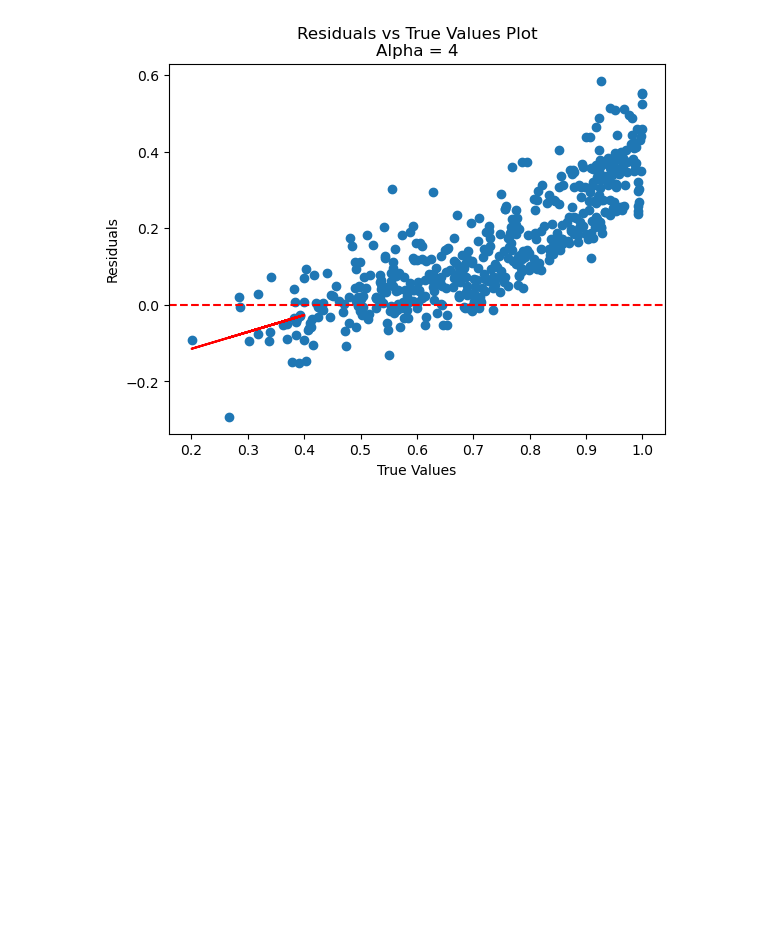
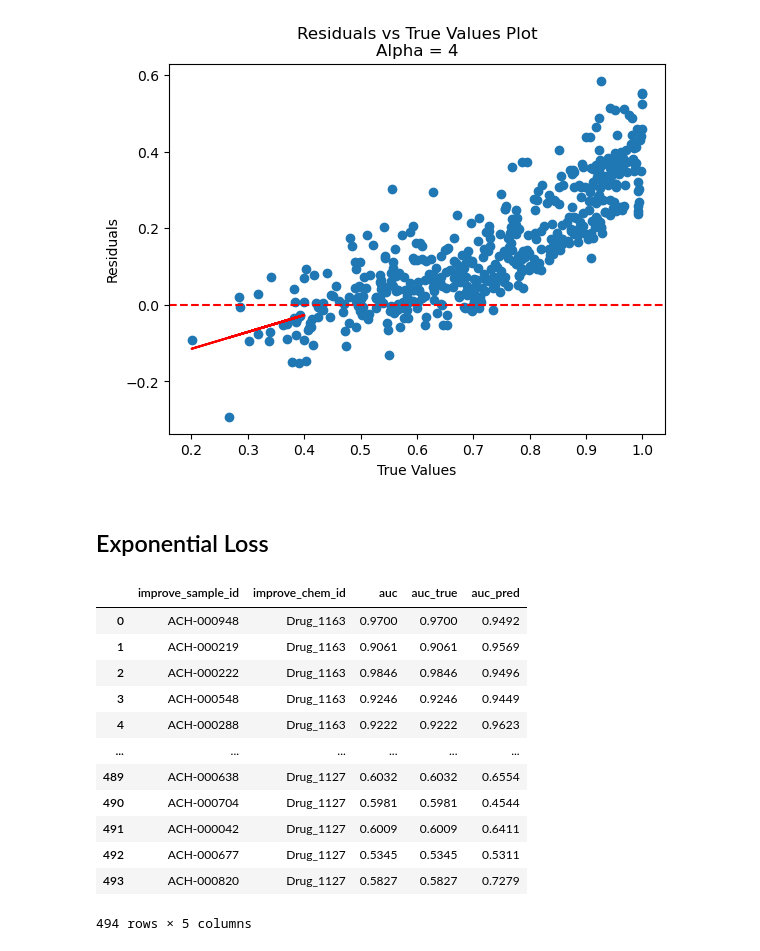
Before and after one commit to JDACS4C-IMPROVE/Scratch, a Jupyter notebook: alt-scores/mae_poly.ipynb, the cells around one changed output. Drawn from its saved outputs; the diff is of its cells as text; code cells hidden in the pictures; blank space fills up the shorter version.

```diff
--- a/alt-scores/mae_poly.ipynb
+++ b/alt-scores/mae_poly.ipynb
@@ -404,3 +357,24 @@ res_v_true(test_p4, alpha=4, auc_max=0.4)
 [figure]
 [figure]
 [figure]
+# %% [markdown]
+## Exponential Loss
+# %%
+folder = os.path.join(data, "exp4")
+os.listdir(folder)
+test_e4 = pd.read_csv(os.path.join(folder, "test_y_data_predicted_exp4.csv"))
+test_e4
+# %% [output]
+|  | improve_sample_id | improve_chem_id | auc | auc_true | auc_pred |
+| 0 | ACH-000948 | Drug_1163 | 0.9700 | 0.9700 | 0.9492 |
+| 1 | ACH-000219 | Drug_1163 | 0.9061 | 0.9061 | 0.9569 |
+| 2 | ACH-000222 | Drug_1163 | 0.9846 | 0.9846 | 0.9496 |
+| 3 | ACH-000548 | Drug_1163 | 0.9246 | 0.9246 | 0.9449 |
+| 4 | ACH-000288 | Drug_1163 | 0.9222 | 0.9222 | 0.9623 |
+| ... | ... | ... | ... | ... | ... |
+| 489 | ACH-000638 | Drug_1127 | 0.6032 | 0.6032 | 0.6554 |
+| 490 | ACH-000704 | Drug_1127 | 0.5981 | 0.5981 | 0.4544 |
+| 491 | ACH-000042 | Drug_1127 | 0.6009 | 0.6009 | 0.6411 |
+| 492 | ACH-000677 | Drug_1127 | 0.5345 | 0.5345 | 0.5311 |
+| 493 | ACH-000820 | Drug_1127 | 0.5827 | 0.5827 | 0.7279 |
+494 rows × 5 columns
```
Also changed, not shown: parts of 15 cells of this notebook.
